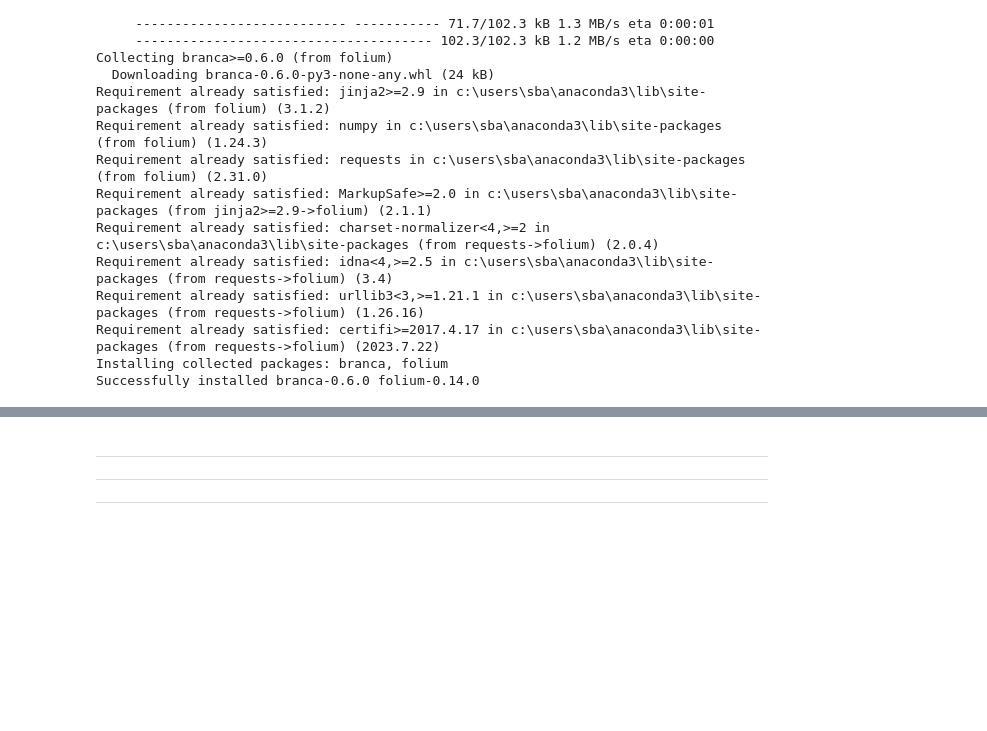
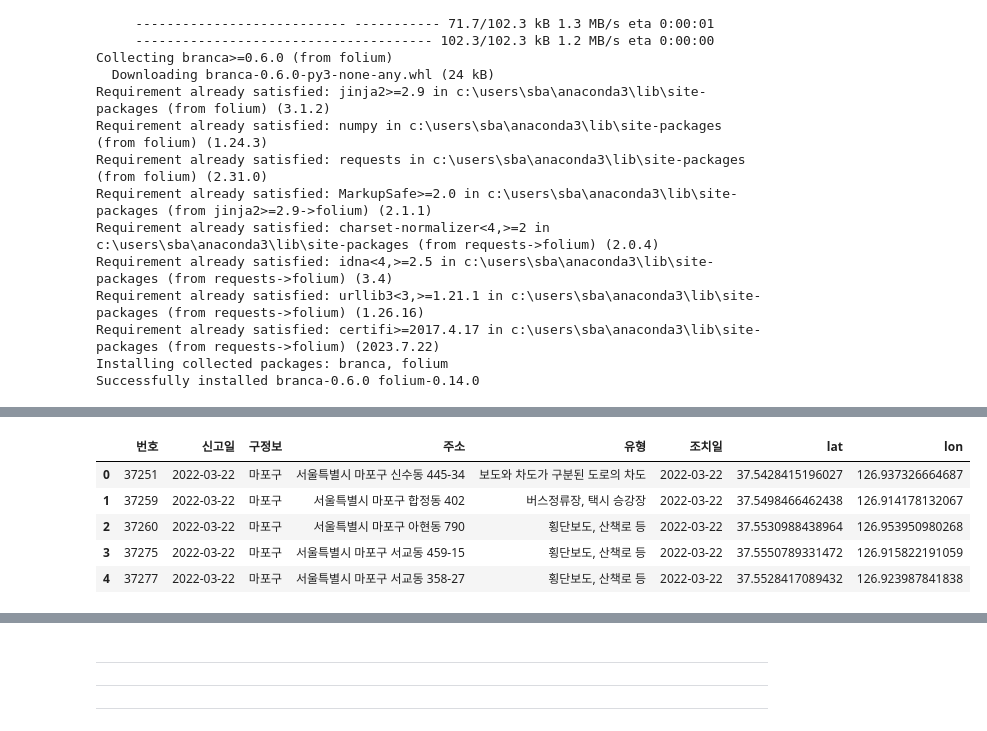
Before and after one commit to dragon11112222/kickboard_towaway_parking_seoul, a Jupyter notebook: 231026visualization.ipynb, the cells around one changed output, grey strips where cells are left out. Saved outputs shown, nothing was run; the diff lists cells and outputs as text; code cells hidden in the pictures; blank space fills up the shorter version.

```diff
--- a/231026visualization.ipynb
+++ b/231026visualization.ipynb
@@ -791,0 +879,9 @@ map
+# %%
+for i in range(mapo_df220307.shape[0]):
+    try:
+        folium.Marker([mapo_df220307.loc[i, 'lat'], mapo_df220307.loc[i, 'lon']],
+                      tooltip=mapo_df220307.loc[i, '유형']).add_to(map)
+    except:
+        pass
+
+map
@@ -791,0 +912,10 @@ map
+# %%
+for i in range(mapo_df230322.shape[0]):
+    addr = mapo_df230322.loc[i, '주소']
+    loc = get_location(addr)
+    if len(loc['documents']) == 0:
+        mapo_df230322.loc[i, 'lat'] = np.nan
+        mapo_df230322.loc[i, 'lon'] = np.nan
+    else:
+        mapo_df230322.loc[i, 'lat'] = loc['documents'][0]['address']['y']
+        mapo_df230322.loc[i, 'lon'] = loc['documents'][0]['address']['x']
@@ -791,0 +934,9 @@ map
+# %%
+mapo_df230322.head()
+# %% [output]
+|  | 번호 | 신고일 | 구정보 | 주소 | 유형 | 조치일 | lat | lon |
+| 0 | 37251 | 2022-03-22 | 마포구 | 서울특별시 마포구 신수동 445-34 | 보도와 차도가 구분된 도로의 차도 | 2022-03-22 | 37.5428415196027 | 126.937326664687 |
+| 1 | 37259 | 2022-03-22 | 마포구 | 서울특별시 마포구 합정동 402 | 버스정류장, 택시 승강장 | 2022-03-22 | 37.5498466462438 | 126.914178132067 |
+| 2 | 37260 | 2022-03-22 | 마포구 | 서울특별시 마포구 아현동 790 | 횡단보도, 산책로 등 | 2022-03-22 | 37.5530988438964 | 126.953950980268 |
+| 3 | 37275 | 2022-03-22 | 마포구 | 서울특별시 마포구 서교동 459-15 | 횡단보도, 산책로 등 | 2022-03-22 | 37.5550789331472 | 126.915822191059 |
+| 4 | 37277 | 2022-03-22 | 마포구 | 서울특별시 마포구 서교동 358-27 | 횡단보도, 산책로 등 | 2022-03-22 | 37.5528417089432 | 126.923987841838 |
```
Also changed, not shown: parts of 18 cells of this notebook.
